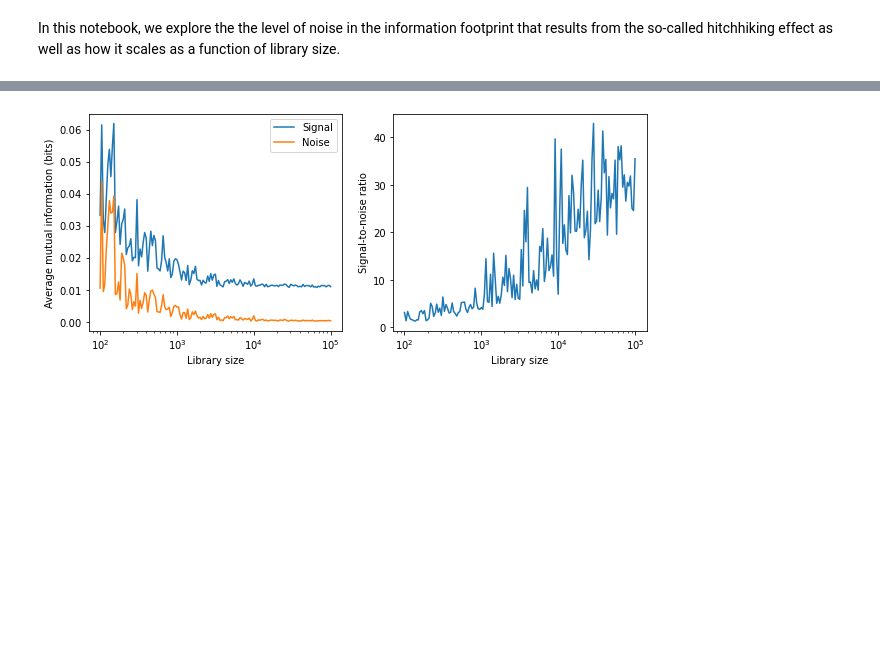
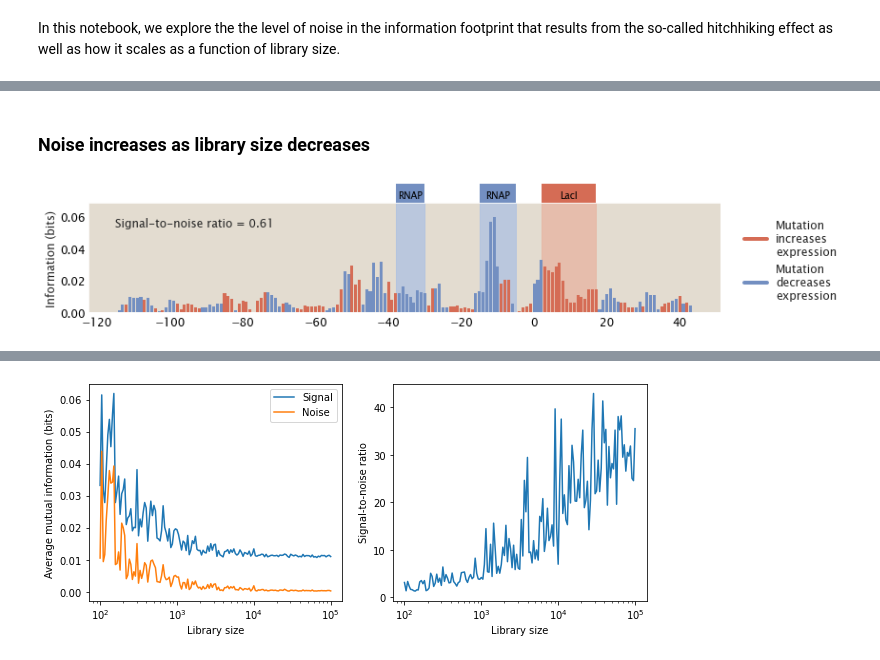
Before and after one commit to RPGroup-PBoC/theoretical_regseq, a Jupyter notebook: notebooks/noise/library_size.ipynb, the cells around one changed output, grey strips where cells are left out. Cells and saved outputs as stored; diff of their text form; code cells hidden in the pictures; blank space fills up the shorter version.

Commit message:
updated library size exploration code

```diff
--- a/notebooks/noise/library_size.ipynb
+++ b/notebooks/noise/library_size.ipynb
@@ -46,0 +42,34 @@ In this notebook, we explore the the level of noise in the information footprint
+# %%
+# LacI binding site
+rep_site = 'AATTGTGAGCGGATAACAATT'
+# %%
+# obtained from https://journals.plos.org/ploscompbiol/article/figure?id=10.1371/journal.pcbi.1002811.g002
+
+rnap_emat_raw = np.loadtxt('../../data/energy_matrices/RNAP_energy_matrix.txt')
+rnap_emat = tregs.simulate.fix_wt(rnap_emat_raw, rnap_site)
+# %%
+O1_1027_raw = np.load('../../data/energy_matrices/lacThermoforTO1.npy')
+
+O1_1027_fixed = np.zeros(np.shape(O1_1027_raw))
+for i in range(3):
+    O1_1027_fixed[i] = tregs.simulate.fix_wt(O1_1027_raw[i], rep_site)
+
+rep_emat = np.mean(O1_1027_fixed, axis=0)
+# %% [markdown]
+### Noise increases as library size decreases
+# %%
+n_NS = len(genome)
+n_p = 4600
+n_r = 10
+ep_wt = -5
+er_wt = -15
+# %%
+df = tregs.simulate.sim(promoter, tregs.simulate.simrep_pbound, [rnap_site, rep_site],
+                        *[n_NS, n_p, n_r, rnap_emat, rep_emat, ep_wt, er_wt],
+                        num_mutants=100)
+
+region_params = [(-38, -30, 'P', 'RNAP'), (-15, -5, 'P', 'RNAP'), (2, 17, 'R', 'LacI')]
+tregs.footprint.plot_footprint(promoter, df, region_params,
+                               outfile='../../figs/hitchhiking100.png')
+# %% [output]
+[figure, added]
```
Also changed, not shown: parts of 22 cells of this notebook, 7 other files.
